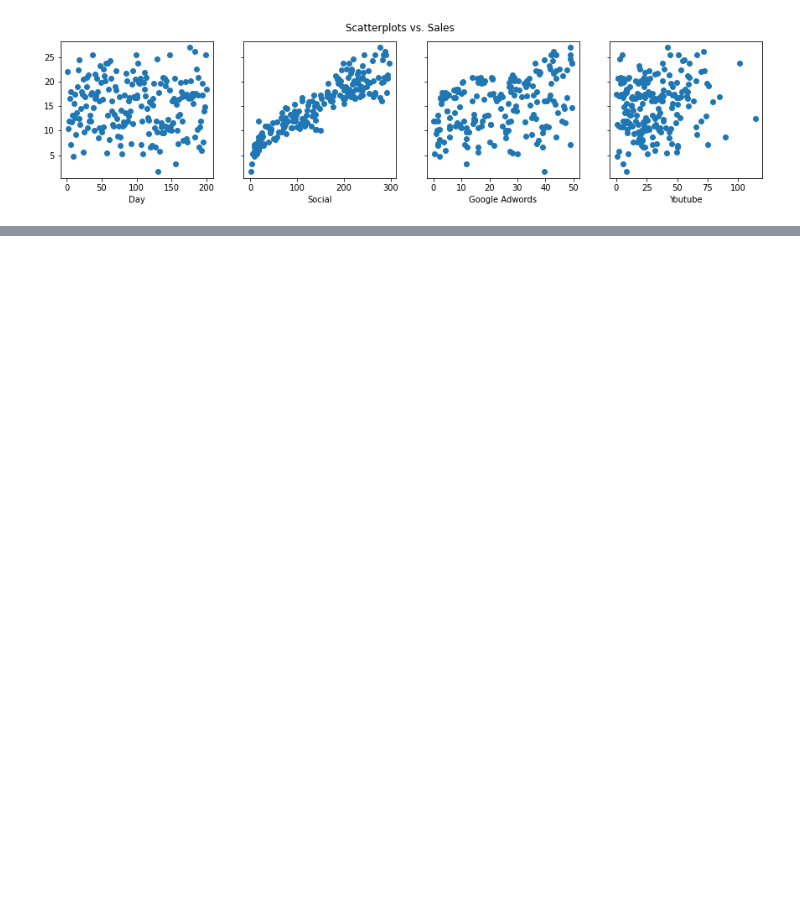
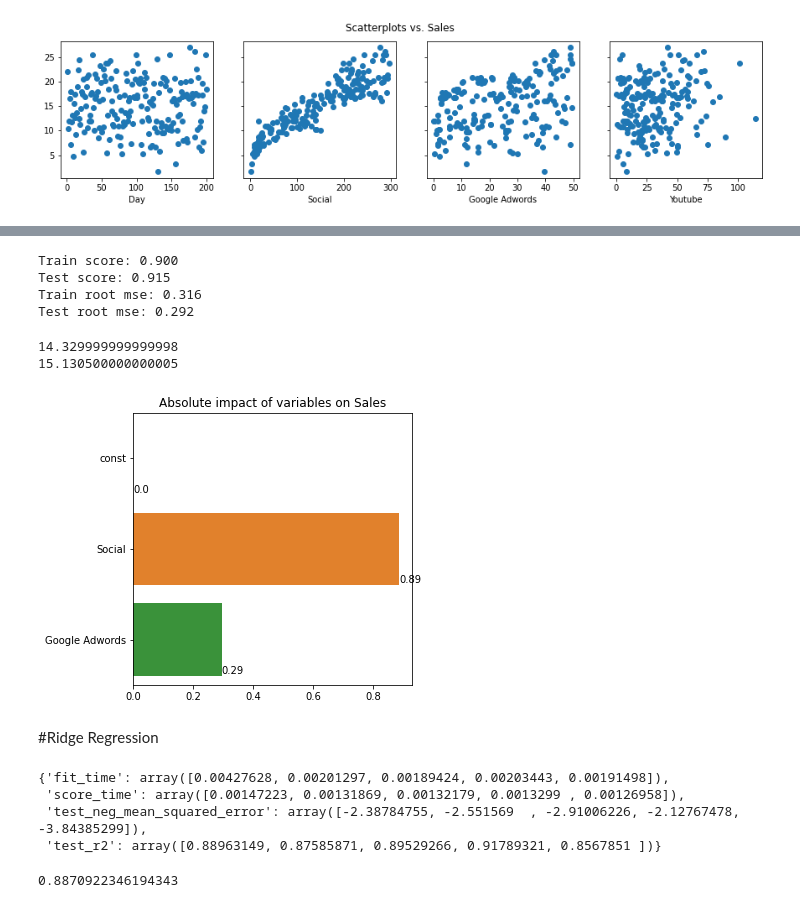
Before and after one commit to SteveGrimm/Unit1_Project2, a Jupyter notebook: Project3.ipynb, the cells around one changed output, grey strips where cells are left out. Cells and saved outputs as stored; diff of their text form; code cells hidden in the pictures; blank space fills up the shorter version.

Commit message:
OLS Regression

```diff
--- a/Project3.ipynb
+++ b/Project3.ipynb
@@ -101,0 +282,34 @@ plt.show()
+# %%
+#set variables
+x = data[['Social','Google Adwords']]
+y = data['Sales']
+
+#test train split
+x_train, x_test, y_train, y_test = train_test_split(
+                                          x, y, test_size = 0.2, random_state = 42
+                                        )
+
+# create a standard scaler for each variable and variable partition
+for col in x_train.columns:
+  ss_x_train = StandardScaler()
+  x_train[col] = ss_x_train.fit_transform(np.array(x_train[col]).reshape(-1,1))
+
+  ss_x_test = StandardScaler()
+  x_test[col] = ss_x_test.fit_transform(np.array(x_test[col]).reshape(-1,1))
+
+# fit the fit_transform train set
+ss_y_train = StandardScaler()
+y_train = ss_y_train.fit_transform(np.array(y_train).reshape(-1,1))
+
+#fit the fit_transform test set
+ss_y_test = StandardScaler()
+y_test = ss_y_test.fit_transform(np.array(y_test).reshape(-1,1))
+
+#add constant to train and test x
+x_train = sm.add_constant(x_train)
+x_test = sm.add_constant(x_test)
+
+# run model
+lin_model = sm.OLS(y_train, x_train).fit()
+
+lin_model.summary()
@@ -101,0 +357,31 @@ plt.show()
+# %%
+#R2 scores
+print(f'Train score: {r2_score(y_train,lin_model.predict(x_train)):.3f}')
+print(f'Test score: {r2_score(y_test,lin_model.predict(x_test)):.3f}')
+#Root MSE Values
+print(f'Train root mse: {mean_squared_error(y_train, lin_model.predict(x_train))**0.5:.3f}')
+print(f'Test root mse: {mean_squared_error(y_test, lin_model.predict(x_test))**0.5:.3f}')
+# %% [output]
+Train score: 0.900
+Test score: 0.915
+Train root mse: 0.316
+Test root mse: 0.292
+# %%
+y_prediction_test = lin_model.predict(x_test)
+y_pred = ss_y_test.inverse_transform(y_prediction_test)
+print(y_pred.mean())
+print(data['Sales'].mean())
+# %% [output]
+14.329999999999998
+15.130500000000005
+# %%
+fig, ax = plt.subplots(1,1, figsize=(5,5))
+sns.barplot(lin_model.params.abs(), lin_model.params.index,ax=ax)
+show_values_on_bars(ax, "h", 0)
+
+plt.title('Absolute impact of variables on Sales')
+plt.show()
+# %% [output]
+[figure, added]
+# %% [markdown]
+#Ridge Regression
@@ -101,0 +408,11 @@ plt.show()
+# %%
+ridge_cv_scores
+# %% [output]
+{'fit_time': array([0.00427628, 0.00201297, 0.00189424, 0.00203443, 0.00191498]),
+ 'score_time': array([0.00147223, 0.00131869, 0.00132179, 0.0013299 , 0.00126958]),
+ 'test_neg_mean_squared_error': array([-2.38784755, -2.551569  , -2.91006226, -2.12767478, -3.84385299]),
+ 'test_r2': array([0.88963149, 0.87585871, 0.89529266, 0.91789321, 0.8567851 ])}
+# %%
+ridge_cv_scores['test_r2'].mean()
+# %% [output]
+0.8870922346194343
```
Also changed, not shown: parts of 27 cells of this notebook.
